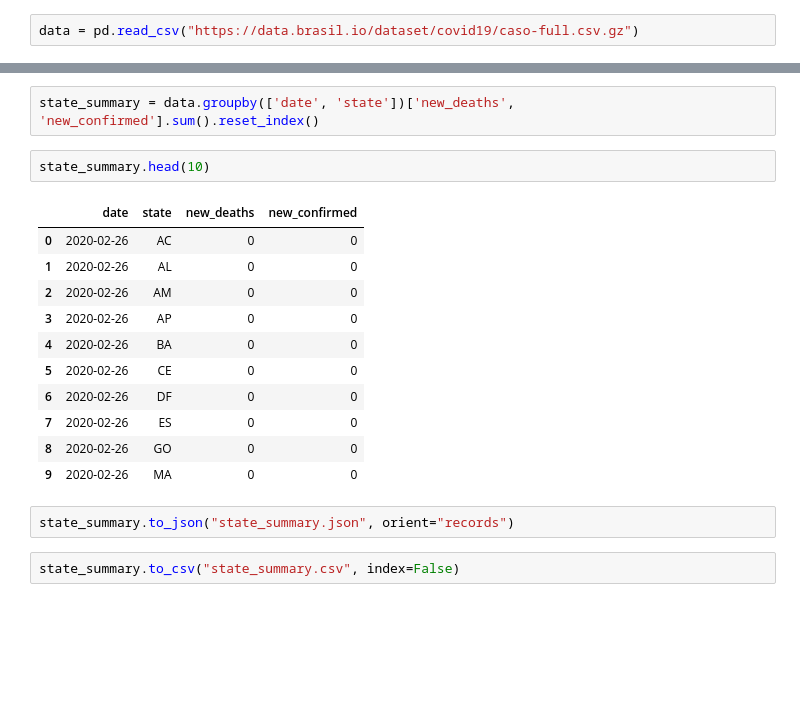
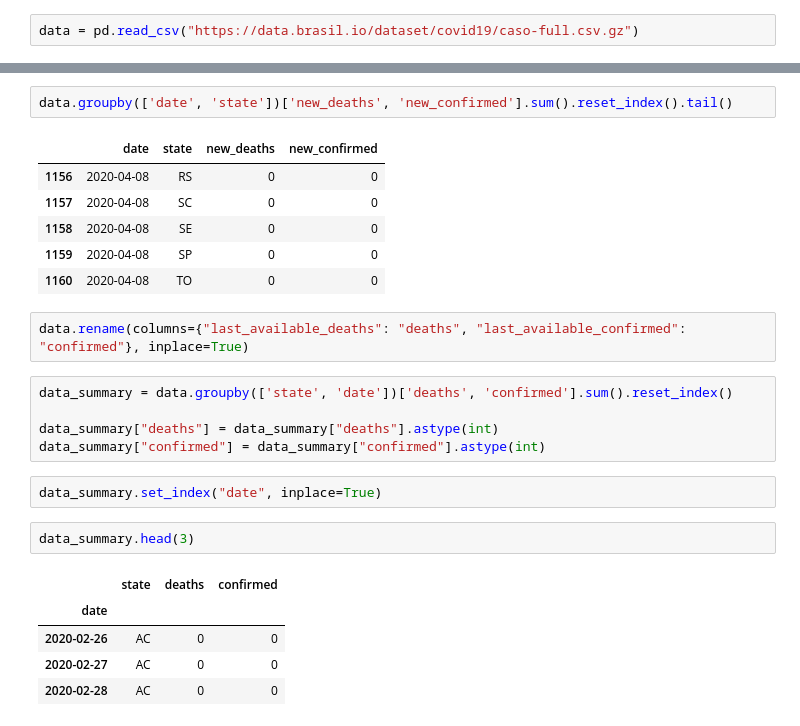
Before and after one commit to lucasrla/covid-19-brasil, a Jupyter notebook: 20200408-extract-state-summary-from-data.ipynb, the cells around one changed output, grey strips where cells are left out. Saved outputs shown, nothing was run; the diff lists cells and outputs as text; blank space fills up the shorter version.

```diff
--- a/20200408-extract-state-summary-from-data.ipynb
+++ b/20200408-extract-state-summary-from-data.ipynb
@@ -29,20 +30,26 @@ data['new_deaths'].sum()
 # %%
-state_summary = data.groupby(['date', 'state'])['new_deaths', 'new_confirmed'].sum().reset_index()
+data.groupby(['date', 'state'])['new_deaths', 'new_confirmed'].sum().reset_index().tail()
+# %% [output]
+|  | date | state | new_deaths | new_confirmed |
+| 1156 | 2020-04-08 | RS | 0 | 0 |
+| 1157 | 2020-04-08 | SC | 0 | 0 |
+| 1158 | 2020-04-08 | SE | 0 | 0 |
+| 1159 | 2020-04-08 | SP | 0 | 0 |
+| 1160 | 2020-04-08 | TO | 0 | 0 |
-# %%
-state_summary.head(10)
-# %% [output]
-|  | date | state | new_deaths | new_confirmed |
-| 0 | 2020-02-26 | AC | 0 | 0 |
-| 1 | 2020-02-26 | AL | 0 | 0 |
-| 2 | 2020-02-26 | AM | 0 | 0 |
-| 3 | 2020-02-26 | AP | 0 | 0 |
-| 4 | 2020-02-26 | BA | 0 | 0 |
-| 5 | 2020-02-26 | CE | 0 | 0 |
-| 6 | 2020-02-26 | DF | 0 | 0 |
-| 7 | 2020-02-26 | ES | 0 | 0 |
-| 8 | 2020-02-26 | GO | 0 | 0 |
-| 9 | 2020-02-26 | MA | 0 | 0 |
-# %%
-state_summary.to_json("state_summary.json", orient="records")
-# %%
-state_summary.to_csv("state_summary.csv", index=False)
+# %%
+data.rename(columns={"last_available_deaths": "deaths", "last_available_confirmed": "confirmed"}, inplace=True)
+# %%
+data_summary = data.groupby(['state', 'date'])['deaths', 'confirmed'].sum().reset_index()
+
+data_summary["deaths"] = data_summary["deaths"].astype(int)
+data_summary["confirmed"] = data_summary["confirmed"].astype(int)
+# %%
+data_summary.set_index("date", inplace=True)
+# %%
+data_summary.head(3)
+# %% [output]
+|  | state | deaths | confirmed |
+| date |  |  |  |
+| 2020-02-26 | AC | 0 | 0 |
+| 2020-02-27 | AC | 0 | 0 |
+| 2020-02-28 | AC | 0 | 0 |
```
Also changed, not shown: parts of 11 cells of this notebook, 2 other files.
